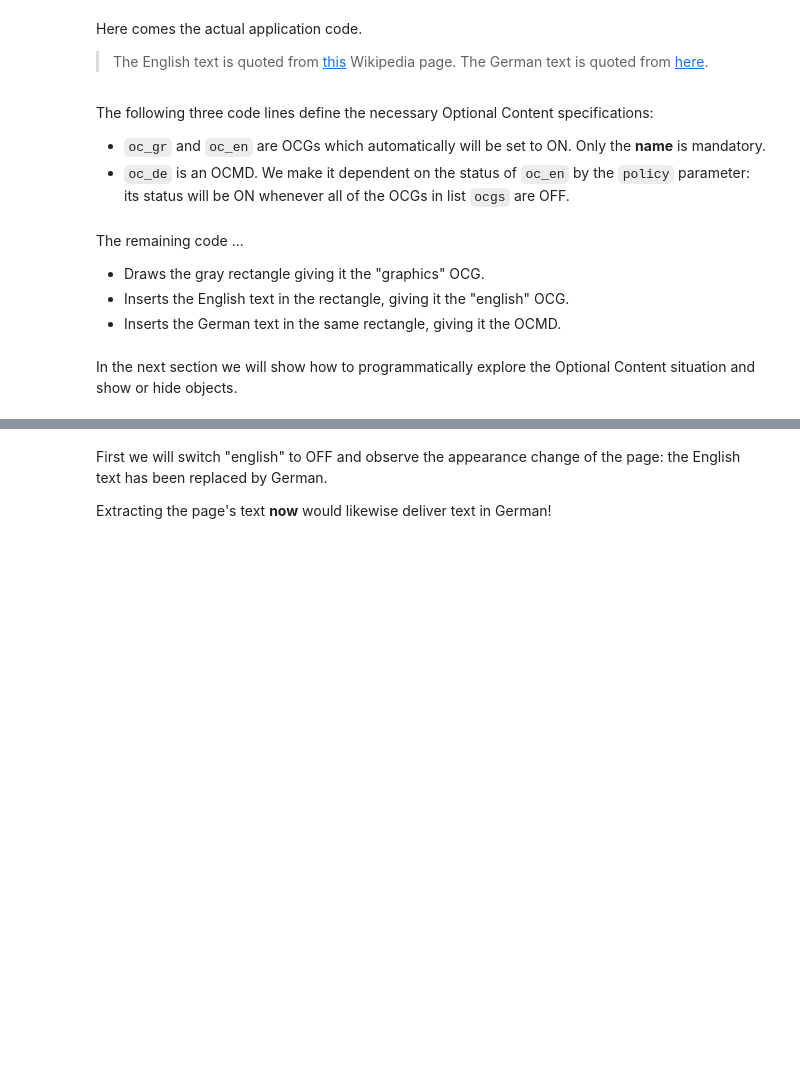
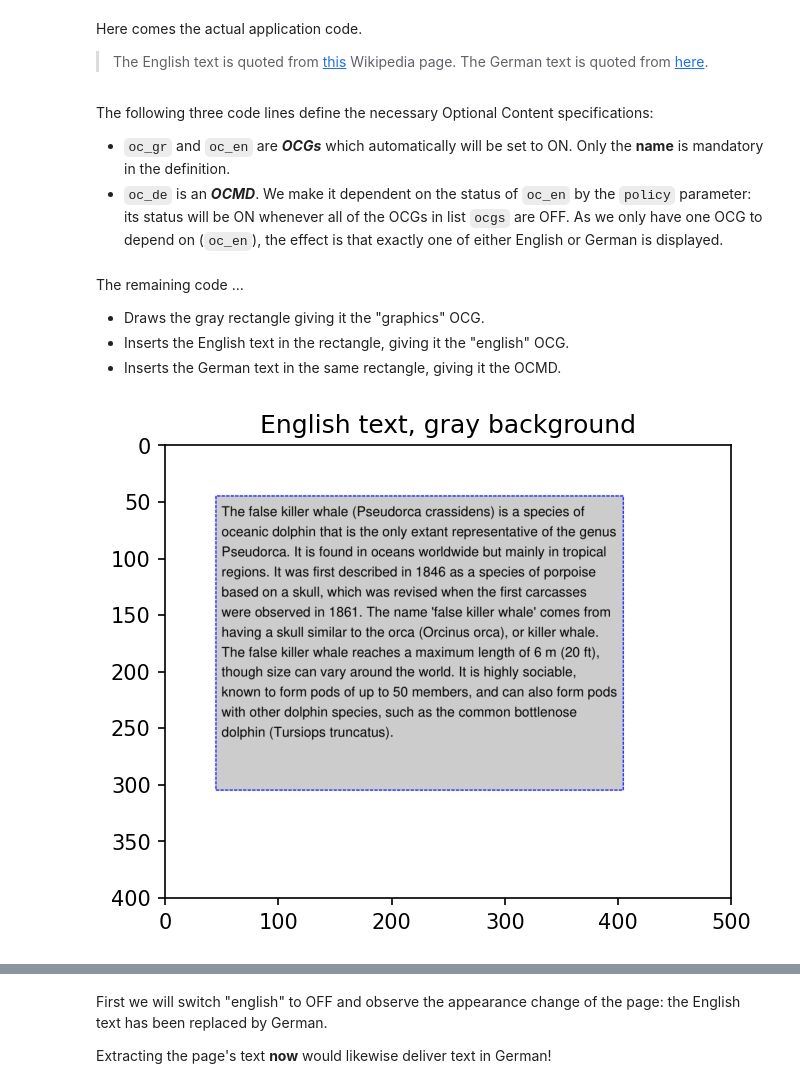
Before and after one commit to pymupdf/PyMuPDF-Utilities, a Jupyter notebook: jupyter-notebooks/optional-content.ipynb, the cells around one changed output, grey strips where cells are left out. Cells and saved outputs as stored; diff of their text form; code cells hidden in the pictures; blank space fills up the shorter version.

```diff
--- a/jupyter-notebooks/optional-content.ipynb
+++ b/jupyter-notebooks/optional-content.ipynb
@@ -92,12 +105,12 @@ text_de = (
 )
 # %% [markdown]
 The following three code lines define the necessary Optional Content specifications:
-* `oc_gr` and `oc_en` are OCGs which automatically will be set to ON. Only the **name** is mandatory.
-* `oc_de` is an OCMD. We make it dependent on the status of `oc_en` by the `policy` parameter: its status will be ON whenever all of the OCGs in list `ocgs` are OFF.
+* `oc_gr` and `oc_en` are **_OCGs_** which automatically will be set to ON. Only the **name** is mandatory in the definition.
+* `oc_de` is an **_OCMD_**. We make it dependent on the status of `oc_en` by the `policy` parameter: its status will be ON whenever all of the OCGs in list `ocgs` are OFF. As we only have one OCG to depend on (`oc_en`), the effect is that exactly one of either English or German is displayed.
 # %%
-oc_gr = doc.add_ocg("graphics")
-oc_en = doc.add_ocg("english")
-oc_de = doc.set_ocmd(ocgs=[oc_en], policy="AllOff")
+oc_gr = doc.add_ocg("graphics", on=True)
+oc_en = doc.add_ocg("english", on=True)
+oc_de = doc.set_ocmd(ocgs=[oc_en], policy="AllOff")  # effect: ON if and only if oc_en is OFF
 # %% [markdown]
 The remaining code ...
 * Draws the gray rectangle giving it the "graphics" OCG.
@@ -106,36 +119,39 @@ The remaining code ...
 # %%
 # Draw rectangle first so it is background for the text
 page.draw_rect(
     rect + (-5, -5, 5, 5),  # 5 points larger in every direction for nicer text appearance
     fill=fitz.pdfcolor["gray80"],  # fill color some gray
     color=fitz.pdfcolor["blue"],  # border color blue
-    oc=oc_gr,  # give it OCG "graphics"
+    oc=oc_gr,  # give it the "graphics" OCG
     dashes="[3 1]",  # dashed border: 3 points followed by 1 point gap
 )
 
 # Write the text into the rectangle. Line breaks will occur automatically.
 page.insert_textbox(
     rect,  # the "box"
-    text_en,  # above text
+    text_en,  # English text
     fontsize=12,  # font size
     oc=oc_en,  # give it the "english" OCG
 )
 
 page.insert_textbox(
     rect,  # the "box"
-    text_de,  # above text
+    text_de,  # German text
     fontsize=12,  # font size
     oc=oc_de,  # give it the non-"english" OCMD
 )
 
 # ------------------------------------------------------------------------------------
 # Just some technical stuff - required by our notebook environment only:
 # Recycle the PDF and show what we have done so far.
 # ------------------------------------------------------------------------------------
 pdfbytes = doc.tobytes(clean=True)
 doc.close()
+# reopen just created PDF
 doc=fitz.open(stream=pdfbytes)
+# load our prepared page
 page=doc[0]
-show_image(page.get_pixmap())
+# display the page image
+show_image(page, "English text, gray background")
+# %% [output]
+[figure, added]
-# %% [markdown]
-In the next section we will show how to programmatically explore the Optional Content situation and show or hide objects.
```
Also changed, not shown: parts of 11 cells of this notebook, 2 other files.
